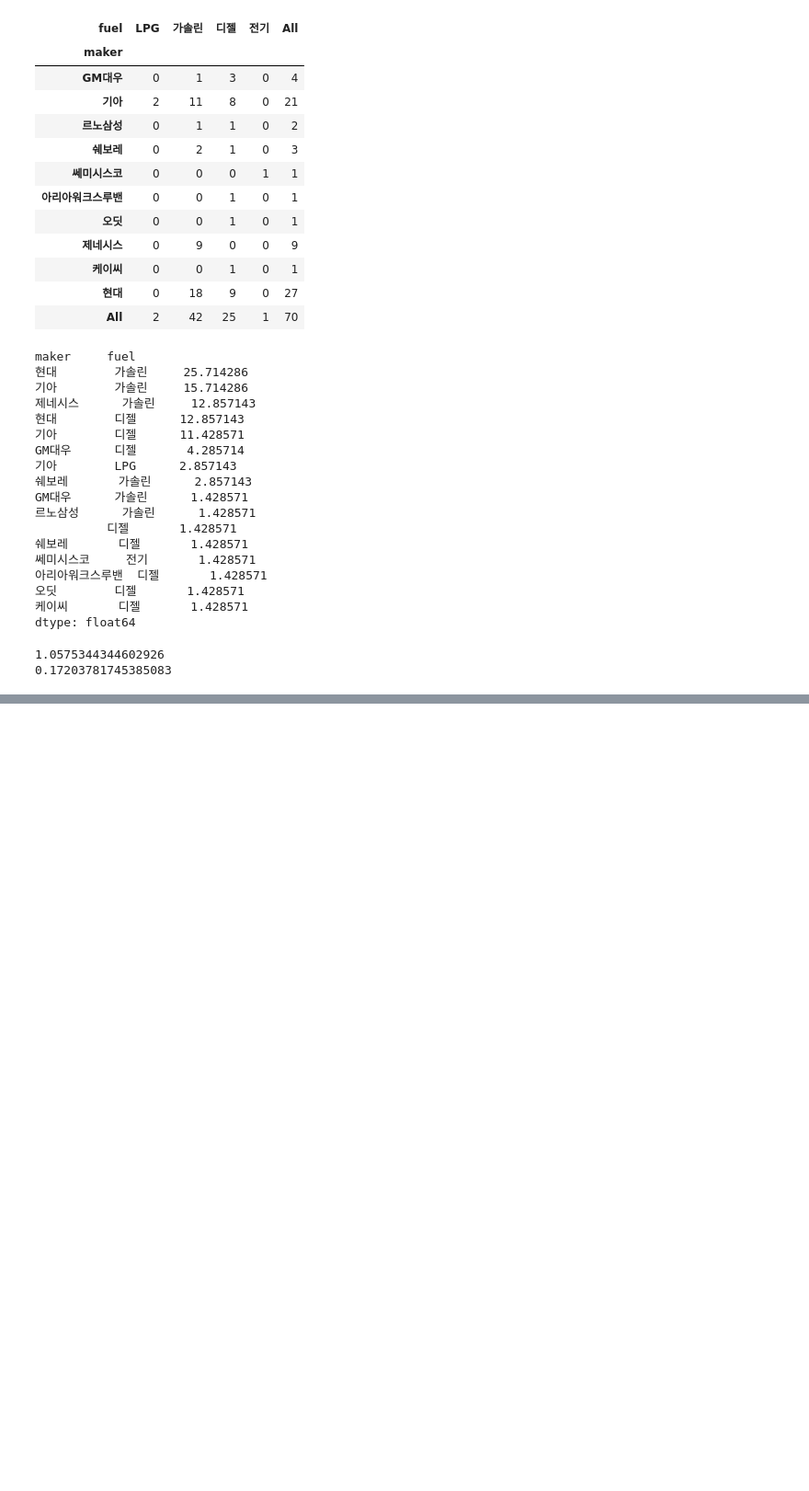
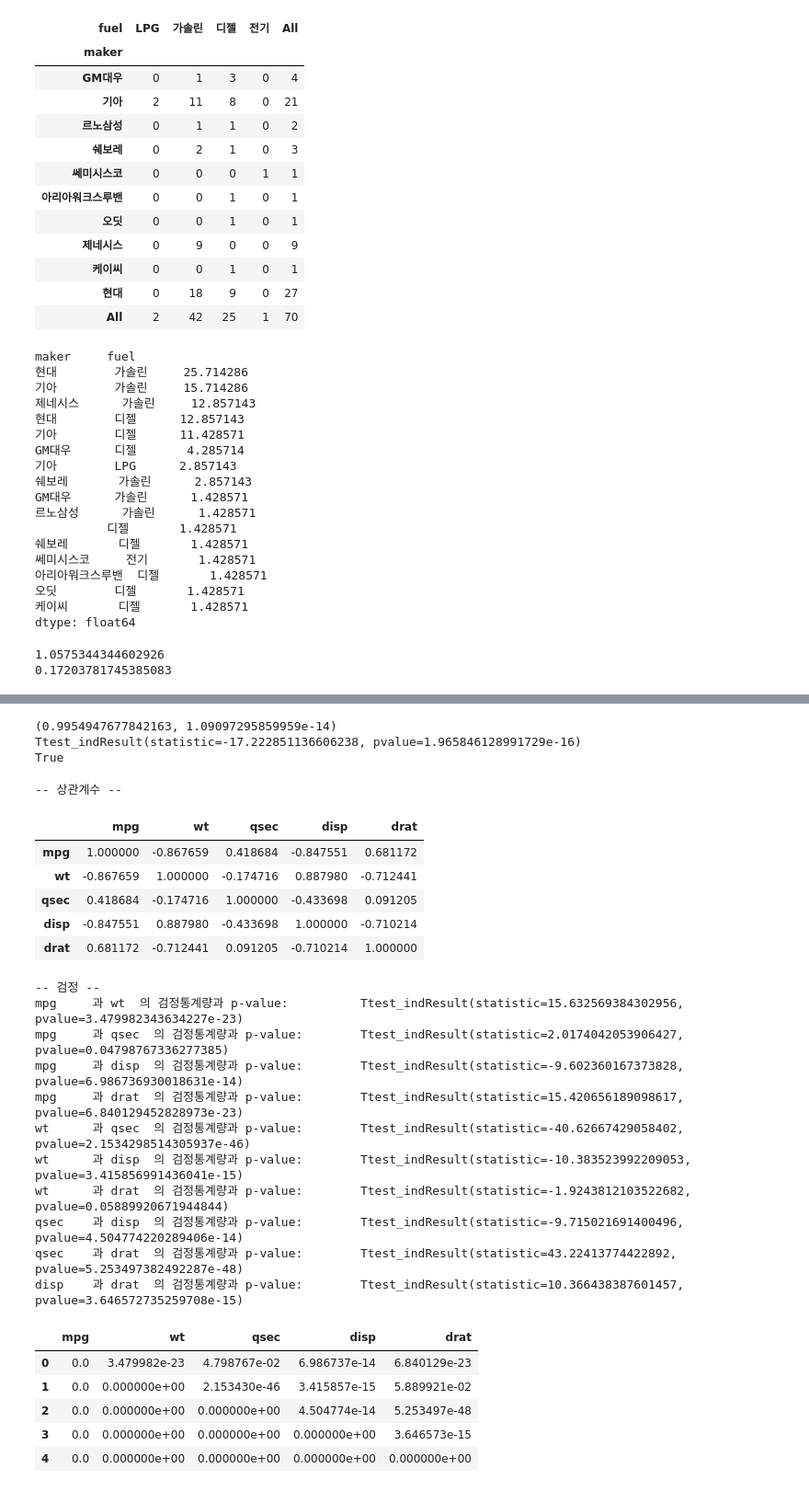
Before and after one commit to chickengak/TIL, a Jupyter notebook: dev-journey/big-data/myPractice-bbg.ipynb, the cells around one changed output, grey strips where cells are left out. Shown at 92% size. Cells and saved outputs as stored; diff of their text form; code cells hidden in the pictures; blank space fills up the shorter version.

```diff
--- a/dev-journey/big-data/myPractice-bbg.ipynb
+++ b/dev-journey/big-data/myPractice-bbg.ipynb
@@ -402,0 +436,50 @@ p(kurtosis(df['price']))
+# %%
+# 위의 키와 몸무게의 상관관계가 유의한 지를 가설 검정해보자.
+from scipy import stats
+
+print(stats.pearsonr(df['height'], df['weight']))       # (상관계수, p-value)
+print(res:= stats.ttest_ind(df['height'], df['weight']))      # (T-검정통계량, p-value)
+print(res[1] < 0.01)    # True이므로 귀무가설 기각, 대립가설 채택
+# %% [output]
+(0.9954947677842163, 1.09097295859959e-14)
+Ttest_indResult(statistic=-17.222851136606238, pvalue=1.965846128991729e-16)
+True
+# %%
+df = pd.read_csv('samples/mtcars.csv')[['mpg', 'wt', 'qsec', 'disp', 'drat']]
+print('-- 상관계수 --')
+display(df.corr())
+print('-- 검정 -- ')
+dfres = pd.DataFrame(np.zeros((df.shape[1], df.shape[1])), columns=df.columns)
+for i in range(0, len(df.columns)):
+    col1 = df.columns[i]
+    for j in range(i+1, len(df.columns)):
+        col2 = df.columns[j]
+        res = stats.ttest_ind(df[col1], df[col2])
+        print(col1, '\t과', col2, ' 의 검정통계량과 p-value: \t', res)
+        dfres.iloc[i, j] = res[1]
+display(dfres)
+# %% [output]
+-- 상관계수 --
+|  | mpg | wt | qsec | disp | drat |
+| mpg | 1.000000 | -0.867659 | 0.418684 | -0.847551 | 0.681172 |
+| wt | -0.867659 | 1.000000 | -0.174716 | 0.887980 | -0.712441 |
+| qsec | 0.418684 | -0.174716 | 1.000000 | -0.433698 | 0.091205 |
+| disp | -0.847551 | 0.887980 | -0.433698 | 1.000000 | -0.710214 |
+| drat | 0.681172 | -0.712441 | 0.091205 | -0.710214 | 1.000000 |
+-- 검정 --
+mpg     과 wt  의 검정통계량과 p-value:          Ttest_indResult(statistic=15.632569384302956, pvalue=3.479982343634227e-23)
+mpg     과 qsec  의 검정통계량과 p-value:        Ttest_indResult(statistic=2.0174042053906427, pvalue=0.04798767336277385)
+mpg     과 disp  의 검정통계량과 p-value:        Ttest_indResult(statistic=-9.602360167373828, pvalue=6.986736930018631e-14)
+mpg     과 drat  의 검정통계량과 p-value:        Ttest_indResult(statistic=15.420656189098617, pvalue=6.840129452828973e-23)
+wt      과 qsec  의 검정통계량과 p-value:        Ttest_indResult(statistic=-40.62667429058402, pvalue=2.1534298514305937e-46)
+wt      과 disp  의 검정통계량과 p-value:        Ttest_indResult(statistic=-10.383523992209053, pvalue=3.415856991436041e-15)
+wt      과 drat  의 검정통계량과 p-value:        Ttest_indResult(statistic=-1.9243812103522682, pvalue=0.05889920671944844)
+qsec    과 disp  의 검정통계량과 p-value:        Ttest_indResult(statistic=-9.715021691400496, pvalue=4.504774220289406e-14)
+qsec    과 drat  의 검정통계량과 p-value:        Ttest_indResult(statistic=43.22413774422892, pvalue=5.253497382492287e-48)
+disp    과 drat  의 검정통계량과 p-value:        Ttest_indResult(statistic=10.366438387601457, pvalue=3.646572735259708e-15)
+|  | mpg | wt | qsec | disp | drat |
+| 0 | 0.0 | 3.479982e-23 | 4.798767e-02 | 6.986737e-14 | 6.840129e-23 |
+| 1 | 0.0 | 0.000000e+00 | 2.153430e-46 | 3.415857e-15 | 5.889921e-02 |
+| 2 | 0.0 | 0.000000e+00 | 0.000000e+00 | 4.504774e-14 | 5.253497e-48 |
+| 3 | 0.0 | 0.000000e+00 | 0.000000e+00 | 0.000000e+00 | 3.646573e-15 |
+| 4 | 0.0 | 0.000000e+00 | 0.000000e+00 | 0.000000e+00 | 0.000000e+00 |
```
Also changed, not shown: parts of 16 cells of this notebook.
